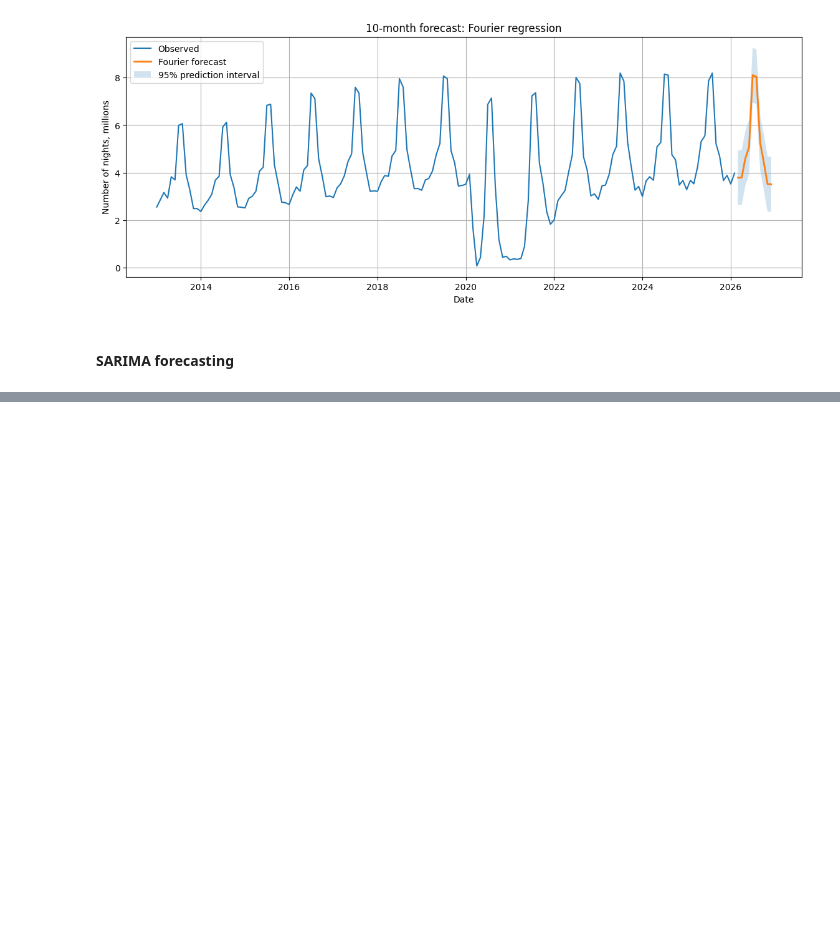
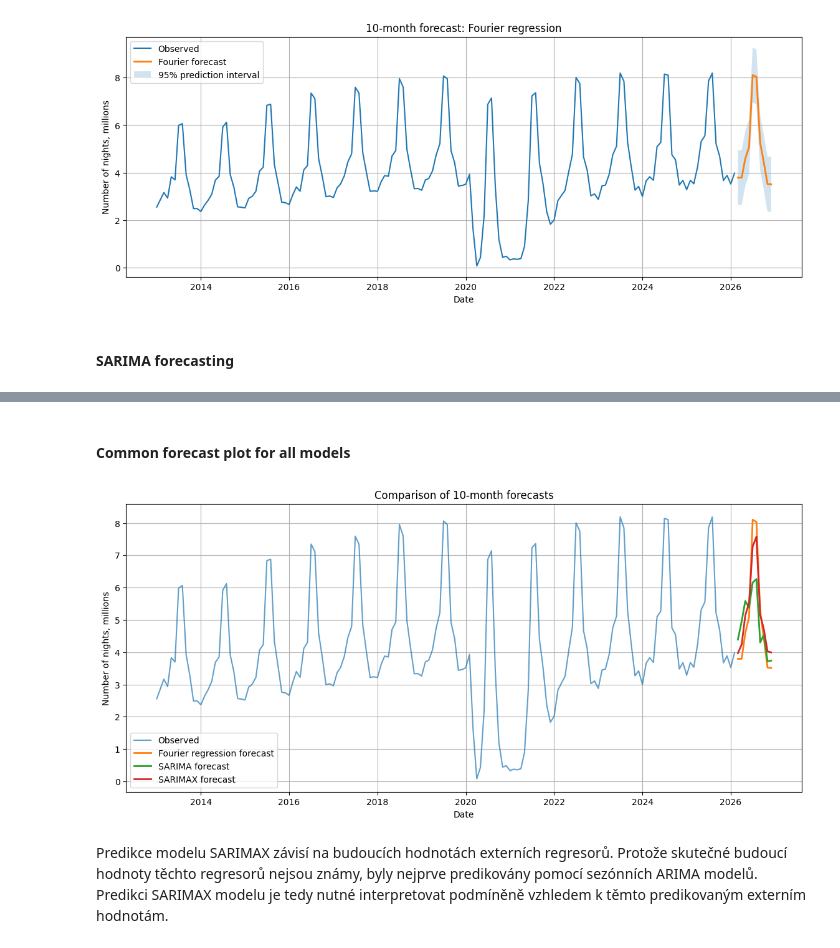
Before and after one commit to nievsky/TourismAnalysis_TimeSeries, a Jupyter notebook: main.ipynb, the cells around one changed output, grey strips where cells are left out. Saved outputs shown, nothing was run; the diff lists cells and outputs as text; code cells hidden in the pictures; blank space fills up the shorter version.

```diff
--- a/main.ipynb
+++ b/main.ipynb
@@ -1638,0 +1809,38 @@ plt.show()
+# %% [markdown]
+#### Common forecast plot for all models
+# %%
+plt.figure(figsize=(14, 6))
+
+plt.plot(y.index, y / 1_000_000, label="Observed", alpha=0.7)
+
+plt.plot(
+    fourier_forecast.index,
+    fourier_forecast["mean"] / 1_000_000,
+    label="Fourier regression forecast",
+    linewidth=2
+)
+
+plt.plot(
+    sarima_forecast.index,
+    sarima_forecast["mean"] / 1_000_000,
+    label="SARIMA forecast",
+    linewidth=2
+)
+
+plt.plot(
+    sarimax_forecast.index,
+    sarimax_forecast["mean"] / 1_000_000,
+    label="SARIMAX forecast",
+    linewidth=2
+)
+
+plt.title("Comparison of 10-month forecasts")
+plt.xlabel("Date")
+plt.ylabel("Number of nights, millions")
+plt.legend()
+plt.grid(True)
+plt.show()
+# %% [output]
+[figure, added]
+# %% [markdown]
+Predikce modelu SARIMAX závisí na budoucích hodnotách externích regresorů. Protože skutečné budoucí hodnoty těchto regresorů nejsou známy, byly nejprve predikovány pomocí sezónních ARIMA modelů. Predikci SARIMAX modelu je tedy nutné interpretovat podmíněně vzhledem k těmto predikovaným externím hodnotám.
```
Also changed, not shown: parts of 11 cells of this notebook.
